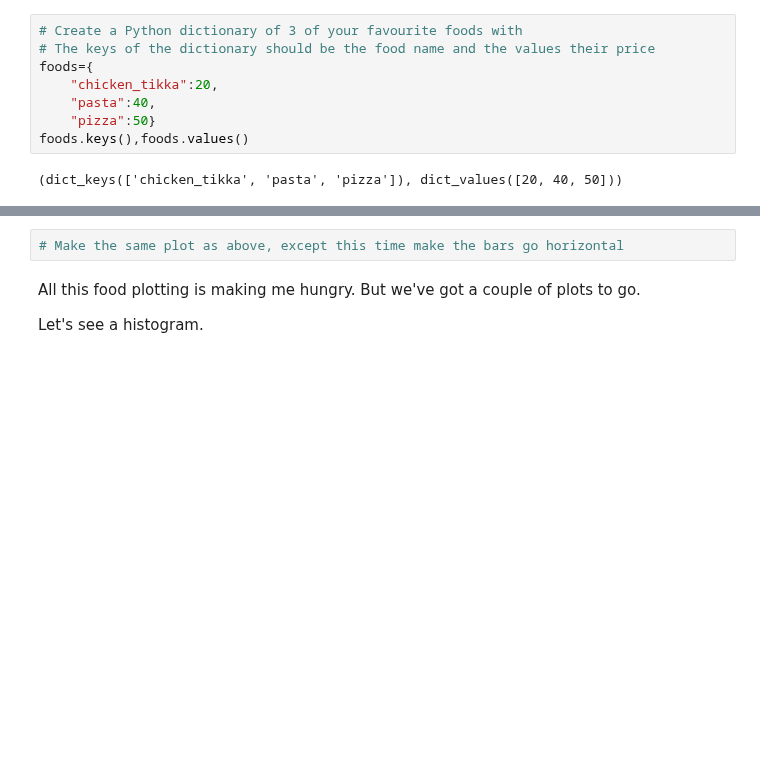
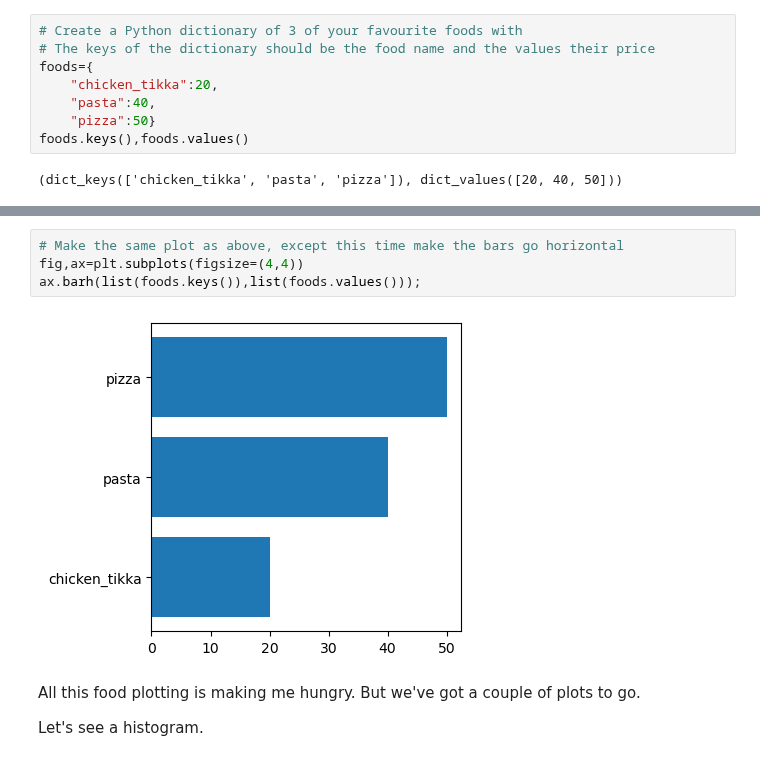
Before and after one commit to FairozAhmadSheikh/Machine_and_Deep_Learning_Basic_To_Advance, a Jupyter notebook: Exercises/matplotlib-exercises.ipynb, the cells around one changed output, grey strips where cells are left out. Drawn from its saved outputs; the diff is of its cells as text; blank space fills up the shorter version.

```diff
--- a/Exercises/matplotlib-exercises.ipynb
+++ b/Exercises/matplotlib-exercises.ipynb
@@ -146,5 +149,9 @@ TypeError: bar() missing 1 required positional argument: 'height'
 # %%
 # Make the same plot as above, except this time make the bars go horizontal
+fig,ax=plt.subplots(figsize=(4,4))
+ax.barh(list(foods.keys()),list(foods.values()));
+# %% [output]
+[figure, added]
 # %% [markdown]
 All this food plotting is making me hungry. But we've got a couple of plots to go.
 
```
Also changed, not shown: parts of 5 cells of this notebook.
